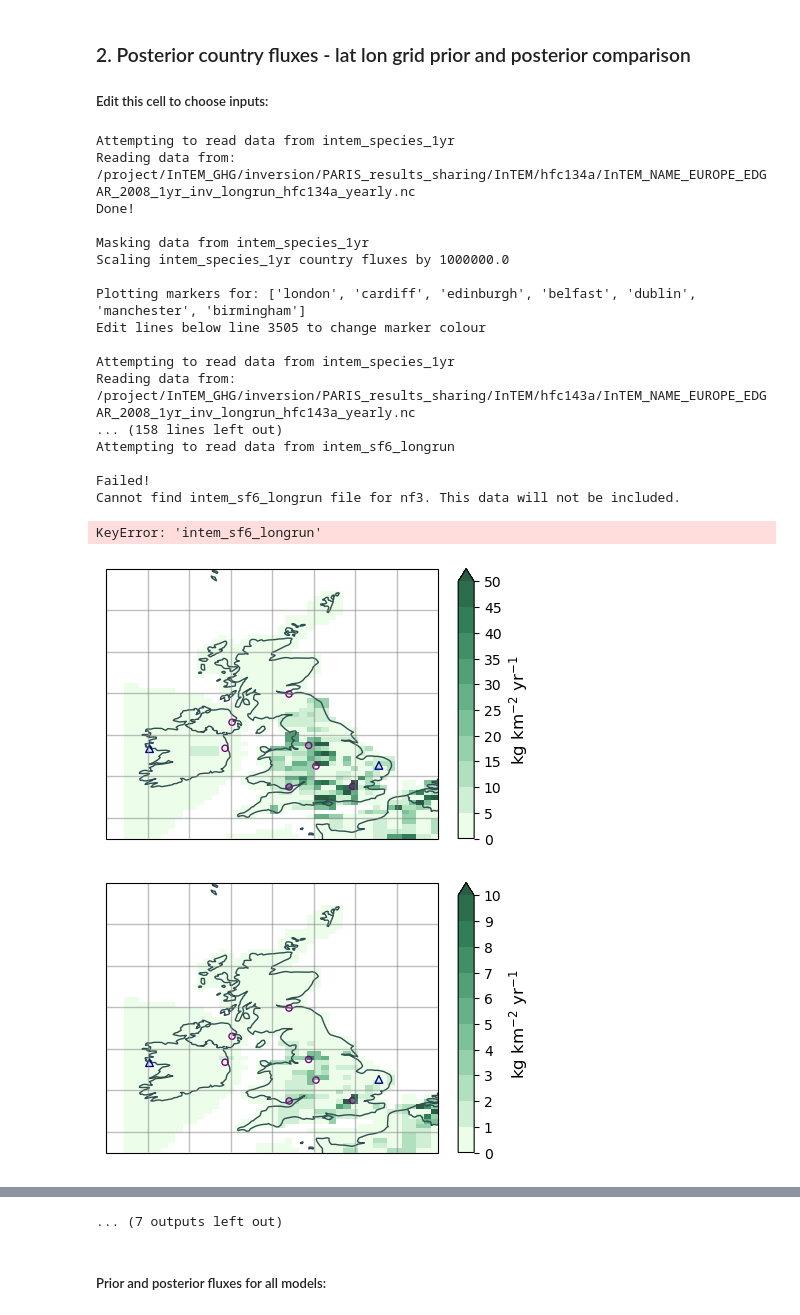
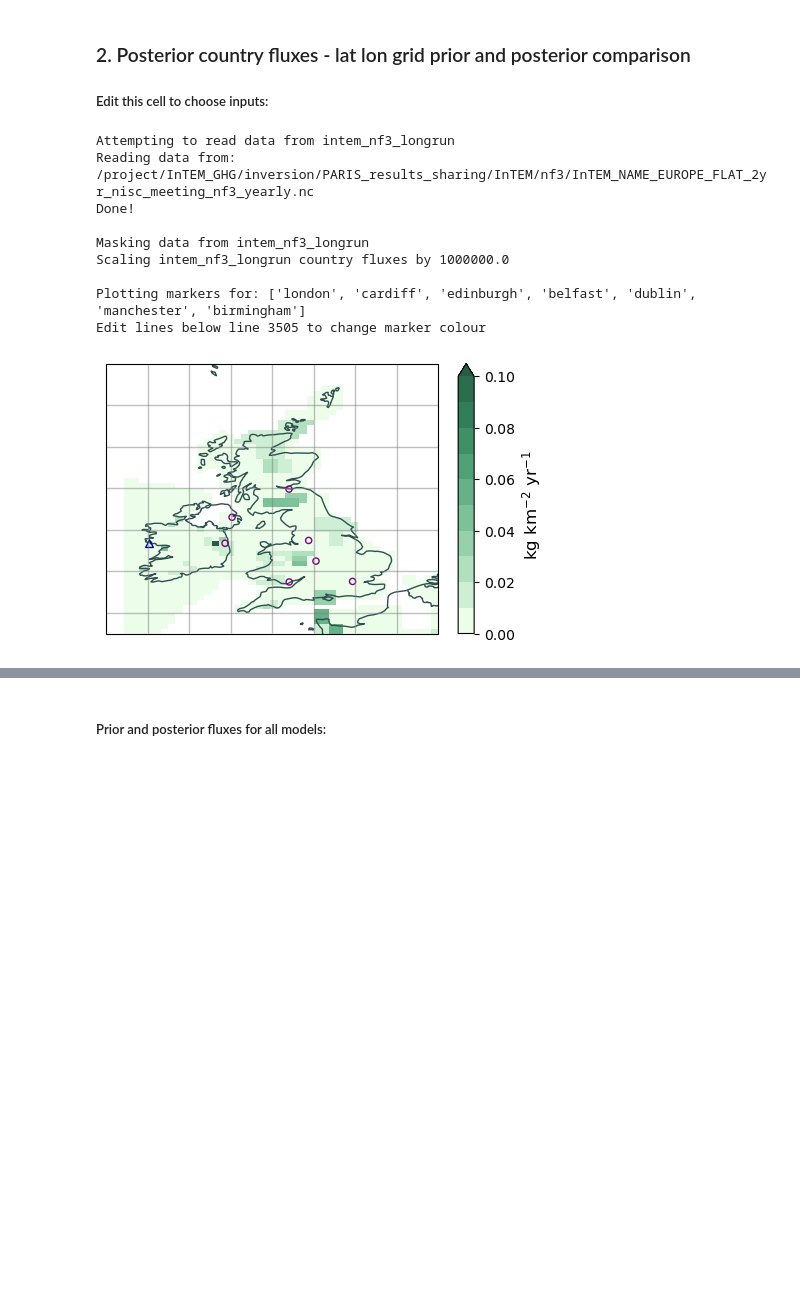
Before and after one commit to openghg/fluxie, a Jupyter notebook: PARIS_inversion_results_NISC.ipynb, the cells around one changed output, grey strips where cells are left out. Saved outputs shown, nothing was run; the diff lists cells and outputs as text; code cells hidden in the pictures; blank space fills up the shorter version.

```diff
--- a/PARIS_inversion_results_NISC.ipynb
+++ b/PARIS_inversion_results_NISC.ipynb
@@ -73,10 +73,10 @@ m_data = {'intem_n2o_longrun':              {'filename':'InTEM_NAME_EUROPE_EDGAR
                                              'label':'InTEM 3mth 21sites'},
           'intem_sf6_longrun':              {'filename':'InTEM_NAME_EUROPE_FLAT_longrun_intem_obs_intem_baseline_optimized',
                                              'label':'InTEM 2yr 21sites'},
-          'intem_nf3_shortrun':              {'filename':'InTEM_NAME_EUROPE_FLAT_intem_obs_intem_baseline_optimized',
-                                             'label':'InTEM 3mth 21sites'},
-          'intem_nf3_longrun':              {'filename':'InTEM_NAME_EUROPE_FLAT_longrun_intem_obs_intem_baseline_optimized',
-                                             'label':'InTEM 2yr 21sites'},
+          'intem_nf3_shortrun':              {'filename':'InTEM_NAME_EUROPE_FLAT_1yr_nisc_meeting',
+                                             'label':'InTEM 1yr'},
+          'intem_nf3_longrun':              {'filename':'InTEM_NAME_EUROPE_FLAT_2yr_nisc_meeting',
+                                             'label':'InTEM 2yr'},
           'intem_species_1yr':          {'filename':'InTEM_NAME_EUROPE_*_2008_1yr_inv_longrun',
                                              'label':'InTEM 1yr'},
           'intem_species_2yr':          {'filename':'InTEM_NAME_EUROPE_*_longrun_intem_obs_intem_baseline_optimized',
@@ -97,7 +95,7 @@ NOTE: If plotting units or scales look odd, edit species_info.json to fix this.
 ### edit variables in this block
 #species_all = ['hfc134a','hfc143a','hfc125','hfc32','hfc23','hfc152a','hfc365mfc',
 #              'hfc4310mee','hfc245fa','hfc227ea','pfc218','pfc318','pfc116','cf4']
-species_all = ['all_pfc']
+species_all = ['nf3']
 #species_all = ['ch4','n2o','sf6','nf3','all_hfc','all_pfc']
 
 for species in species_all:
@@ -131,6 +129,11 @@ for species in species_all:
         models = ['intem_sf6_shortrun','intem_sf6_longrun']
         period_override = ['yearly','yearly']
         start_date = ['2012-01-01','2009-01-01']
+        end_date = ['2024-01-01','2024-01-01']
+    elif species == 'nf3':
+        models = ['intem_nf3_shortrun','intem_nf3_longrun']
+        period_override = ['yearly','yearly']
+        start_date = ['1990-01-01','1990-01-01']
         end_date = ['2024-01-01','2024-01-01']
 
     #start_date = '1990-01-01' #inclusive. Option to set as list of dates, e.g. ['2018-01-01','2019-01-01'] which is required for total fgases if one model is missing obs for a year
@@ -170,8 +173,8 @@ for species in species_all:
     ### edit variables in this block
     plot_inventory = True
     inventory_years = ['2023','2024'] #If None, plots most recent. Or can choose list of years: ['2022','2023']. Uncertainties only plotted for most recent year.
-    inventory_start_date = '2006-01-01'
-    fix_y_axes = [0,1] #if True: all y axis limits are the same, if False: each y axis is relative to the data
+    inventory_start_date = '2012-01-01'
+    fix_y_axes = None #if True: all y axis limits are the same, if False: each y axis is relative to the data
                         #if a list of floats (e.g. [0,0.1]) applies these limit to all axes
     add_prior_unc = False #if True: plots prior uncertainty as shaded area
     set_global_leg = False #If True, plots one single legend instead of one legend per subplot.
@@ -214,9 +217,9 @@ for species in species_all:
 #species_all = ['ch4']
 #species_all = ['ch4','n2o','sf6','nf3','all_hfc','all_pfc']
 
-species_all = ['hfc134a','hfc143a','hfc125','hfc32','hfc23','hfc152a','hfc365mfc',
-             'hfc4310mee','hfc245fa','hfc227ea','pfc218','pfc318','pfc116','cf4',
-             'ch4','n2o','sf6']#'nf3']
+species_all = ['nf3'] #['hfc134a','hfc143a','hfc125','hfc32','hfc23','hfc152a','hfc365mfc',
+             #'hfc4310mee','hfc245fa','hfc227ea','pfc218','pfc318','pfc116','cf4',
+             #'ch4','n2o','sf6']#'nf3']
 
 #species = 'hfc23' #options for individual species, or 'all_hfc' or 'all_pfc'
 
@@ -242,6 +245,12 @@ for species in species_all:
         outnames = ['_winter','_spring','_summer','_autumn']
     elif species == 'sf6':
         models = ['intem_sf6_longrun']
+        period_override = ['yearly']
+        chop_by = ['2020-01-01']
+        dt_all = [3]
+        outnames = ['']
+    elif species == 'nf3':
+        models = ['intem_nf3_shortrun']
         period_override = ['yearly']
         chop_by = ['2020-01-01']
         dt_all = [3]
@@ -283,47 +292,37 @@ for species in species_all:
     var = 'flux_total_posterior'  #variable to be plotted. Options for: 'flux_total_posterior', 'flux_total_prior', 'posterior_prior_diff'
     plot_site_locations = True    #If True, adds markers to plots at locations of obs sites
     plot_point_markers = ['london','cardiff','edinburgh',
                         'belfast','dublin','manchester','birmingham'] #plot a marker at these locations, options for 'paris', 'london', 'nw_england' (PFC-218 source) or any value [lon,lat]
     plot_inversion_grid_flux = True #If True, plots fluxes at resolution of inversion, if False, plots at the resolution of the prior
     scale_to_kgkm2yr = True #If True, outputs fluxes in kg/km2/year. If False, uses mol/m2/s.
     nir_style_plot = True #If True, adds NIR-style formatting, e.g. adjusts scales, uses different symbols for point_source_markers etc.
     ###################################
 
-    for i,dt in enumerate(dt):
+    for i,dt in enumerate(dt_all):
 
-        if len(dt) > 1:
+        if type(dt) == list:
             dt = [dt]
 
         fig = func.plot_spatial_flux_per_timestamp(ds_all_flux_scaled,species,plot_area,end_date,s_data,m_data,
                                                     cmap=cmap,c_border=c_border,
                                                     var=var,chop_by=chop_by,dt=dt,period_override=period_override,
                                                     plot_site_locations=plot_site_locations,
                                                     plot_point_markers=plot_point_markers,
                                                     plot_inversion_grid_flux=plot_inversion_grid_flux,
                                                     scale_to_kgkm2yr=scale_to_kgkm2yr,
                                                     nir_style_plot=nir_style_plot)
 
         output_path = f'/project/InTEM_GHG/inversion/PARIS_results_sharing/plots/2024_11_NISC/{species}_posterior_map{outnames[i]}_UK.png'
 
         fig.savefig(output_path,bbox_inches='tight',pad_inches=0.2,dpi=300)
 # %% [output]
-Attempting to read data from intem_species_1yr
-Reading data from: /project/InTEM_GHG/inversion/PARIS_results_sharing/InTEM/hfc134a/InTEM_NAME_EUROPE_EDGAR_2008_1yr_inv_longrun_hfc134a_yearly.nc
+Attempting to read data from intem_nf3_longrun
+Reading data from: /project/InTEM_GHG/inversion/PARIS_results_sharing/InTEM/nf3/InTEM_NAME_EUROPE_FLAT_2yr_nisc_meeting_nf3_yearly.nc
 Done!
 
-Masking data from intem_species_1yr
-Scaling intem_species_1yr country fluxes by 1000000.0
+Masking data from intem_nf3_longrun
+Scaling intem_nf3_longrun country fluxes by 1000000.0
 
 Plotting markers for: ['london', 'cardiff', 'edinburgh', 'belfast', 'dublin', 'manchester', 'birmingham']
 Edit lines below line 3505 to change marker colour
-
-Attempting to read data from intem_species_1yr
-Reading data from: /project/InTEM_GHG/inversion/PARIS_results_sharing/InTEM/hfc143a/InTEM_NAME_EUROPE_EDGAR_2008_1yr_inv_longrun_hfc143a_yearly.nc
-... (158 lines left out)
-Attempting to read data from intem_sf6_longrun
-
-Failed!
-Cannot find intem_sf6_longrun file for nf3. This data will not be included.
-KeyError: 'intem_sf6_longrun'
-[figure, old version]
+[figure, new version]
-[figure, removed]
@@ -338 +328,0 @@ KeyError: 'intem_sf6_longrun'
-... (7 outputs left out)
```
Also changed, not shown: parts of 3 cells of this notebook, 2 other files.
